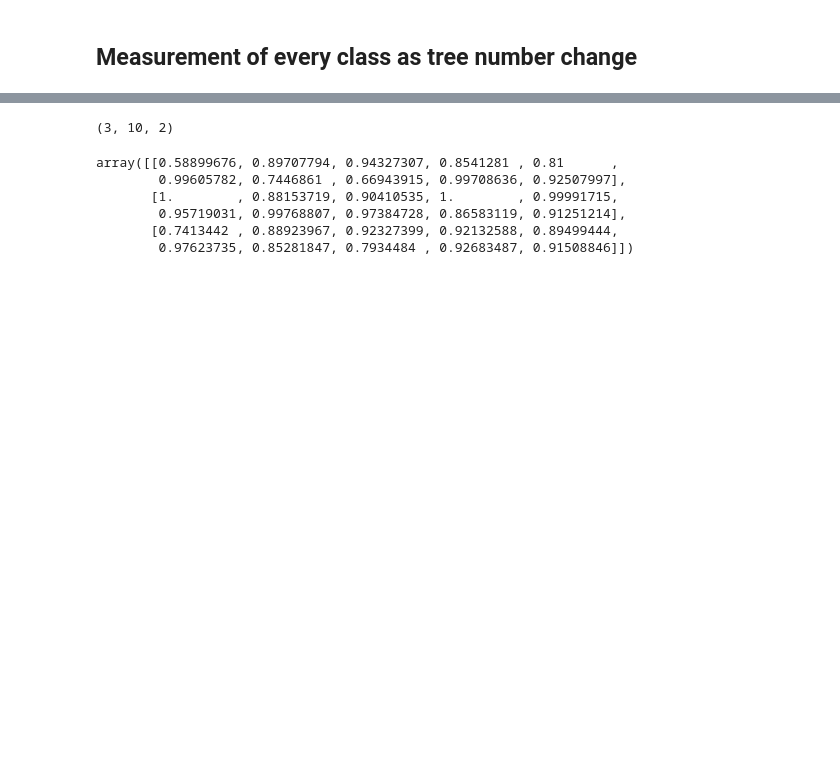
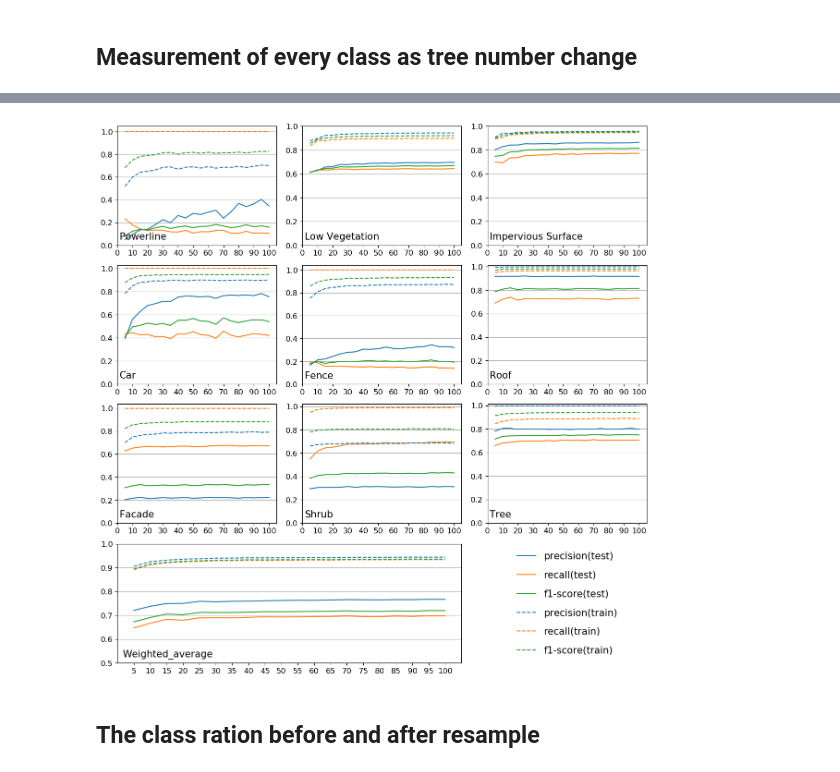
Before and after one commit to LawrenceNJU/als_fpfh_brf, a Jupyter notebook: src/visualize_result.ipynb, the cells around one changed output, grey strips where cells are left out. Drawn from its saved outputs; the diff is of its cells as text; code cells hidden in the pictures; blank space fills up the shorter version.

```diff
--- a/src/visualize_result.ipynb
+++ b/src/visualize_result.ipynb
@@ -110,6 +254,7 @@ def predict_measure(ground_truth, predict_class):
     return measure
 # %%
 for count_learnbase in range(5, 105, 5):
+    print(count_learnbase)
     X_resampled, y_resampled = myclassify.resample_data(train_data_feature, train_data_class, count_learnbase)
     clf_estimator = myclassify.train_brf(X_resampled, y_resampled, count_learnbase)
     test_predict = myclassify.predict_brf(clf_estimator, test_data_feature)
@@ -117,11 +262,21 @@ for count_learnbase in range(5, 105, 5):
 
     train_predict = myclassify.predict_brf(clf_estimator, train_data_feature)
     train_precision_recall_fscore = predict_measure(train_data_class, train_predict)
+
+    if count_learnbase != 100:
+        del X_resampled, y_resampled, clf_estimator
+        gc.collect()
+
     if count_learnbase == 5:
         final_test_prf = test_precision_recall_fscore
         final_train_prf = train_precision_recall_fscore
     else:
         final_test_prf = np.dstack((final_test_prf, test_precision_recall_fscore))
         final_train_prf = np.dstack((final_train_prf, train_precision_recall_fscore))
+
+    if count_learnbase !=100:
+        del test_predict, train_predict, test_precision_recall_fscore, train_precision_recall_fscore
+        gc.collect()
+
 np.save('./classify_output/test_prf_with_tree_number', final_test_prf)
 np.save('./classify_output/train_prf_with_tree_number', final_train_prf)
@@ -128,13 +304,49 @@ np.save('./classify_output/train_prf_with_tree_number', final_train_prf)
-# %%
-final_train_prf.shape
-# %% [output]
-(3, 10, 2)
-# %%
-final_train_prf[:,:, 1]
-# %% [output]
-array([[0.58899676, 0.89707794, 0.94327307, 0.8541281 , 0.81      ,
-        0.99605782, 0.7446861 , 0.66943915, 0.99708636, 0.92507997],
-       [1.        , 0.88153719, 0.90410535, 1.        , 0.99991715,
-        0.95719031, 0.99768807, 0.97384728, 0.86583119, 0.91251214],
-       [0.7413442 , 0.88923967, 0.92327399, 0.92132588, 0.89499444,
-        0.97623735, 0.85281847, 0.7934484 , 0.92683487, 0.91508846]])
+# %%
+x = range(5, 105, 5)
+fig = plt.figure(figsize=(12, 12), constrained_layout=True)
+gs = fig.add_gridspec(4, 3)
+for i in range(9):
+    row = i//3
+    col = i%3
+    ax = fig.add_subplot(gs[row, col])
+    ax.plot(x, final_test_prf[0, i, :], color='C0', label='precision(test)')
+    ax.plot(x, final_test_prf[1, i, :], color='C1', label='recall(test)')
+    ax.plot(x, final_test_prf[2, i, :], color='C2', label='f1-score(test)')
+
+    ax.plot(x, final_train_prf[0, i, :], color='C0', linestyle='--', label='precision(train)')
+    ax.plot(x, final_train_prf[1, i, :], color='C1', linestyle='--', label='recall(train)')
+    ax.plot(x, final_train_prf[2, i, :], color='C2', linestyle='--', label='f1-score(train)')
+
+    ax.yaxis.set_ticks(np.arange(0, 1.1, 0.2))
+    ax.xaxis.set_ticks(np.arange(0, 105, 10))
+    ax.set_xlim(0, 105)
+    ax.text(1.5, 0.05, class_name[i], fontsize=15)
+    ax.tick_params(axis='both', which='major', labelsize=12)
+    ax.grid(which='major', axis='y')
+
+ax = fig.add_subplot(gs[-1,0:-1])
+
+ax.plot(x, final_test_prf[0, 9, :], color='C0', label='precision(test)')
+ax.plot(x, final_test_prf[1, 9, :], color='C1', label='recall(test)')
+ax.plot(x, final_test_prf[2, 9, :], color='C2', label='f1-score(test)')
+
+ax.plot(x, final_train_prf[0, 9, :], color='C0', linestyle='--', label='precision(train)')
+ax.plot(x, final_train_prf[1, 9, :], color='C1', linestyle='--', label='recall(train)')
+ax.plot(x, final_train_prf[2, 9, :], color='C2', linestyle='--', label='f1-score(train)')
+
+ax.yaxis.set_ticks(np.arange(0.5, 1.01, 0.1))
+ax.xaxis.set_ticks(np.arange(5, 105, 5))
+ax.set_xlim(0, 105)
+ax.tick_params(axis='both', which='major', labelsize=12)
+ax.text(1.5, 0.525, 'Weighted_average', fontsize=15)
+ax.grid(which='major', axis='y')
+handle, labels = ax.get_legend_handles_labels()
+
+ax = fig.add_subplot(gs[-1,-1])
+ax.legend(handle, labels, fontsize = 15, ncol = 1, loc='center', frameon=False, labelspacing = 1)
+ax.axis('off')
+fig.savefig("./classify_output/training_validation.png")
+# %% [output]
+[figure, added]
+# %% [markdown]
+## The class ration before and after resample
```
Also changed, not shown: parts of 65 cells of this notebook.
